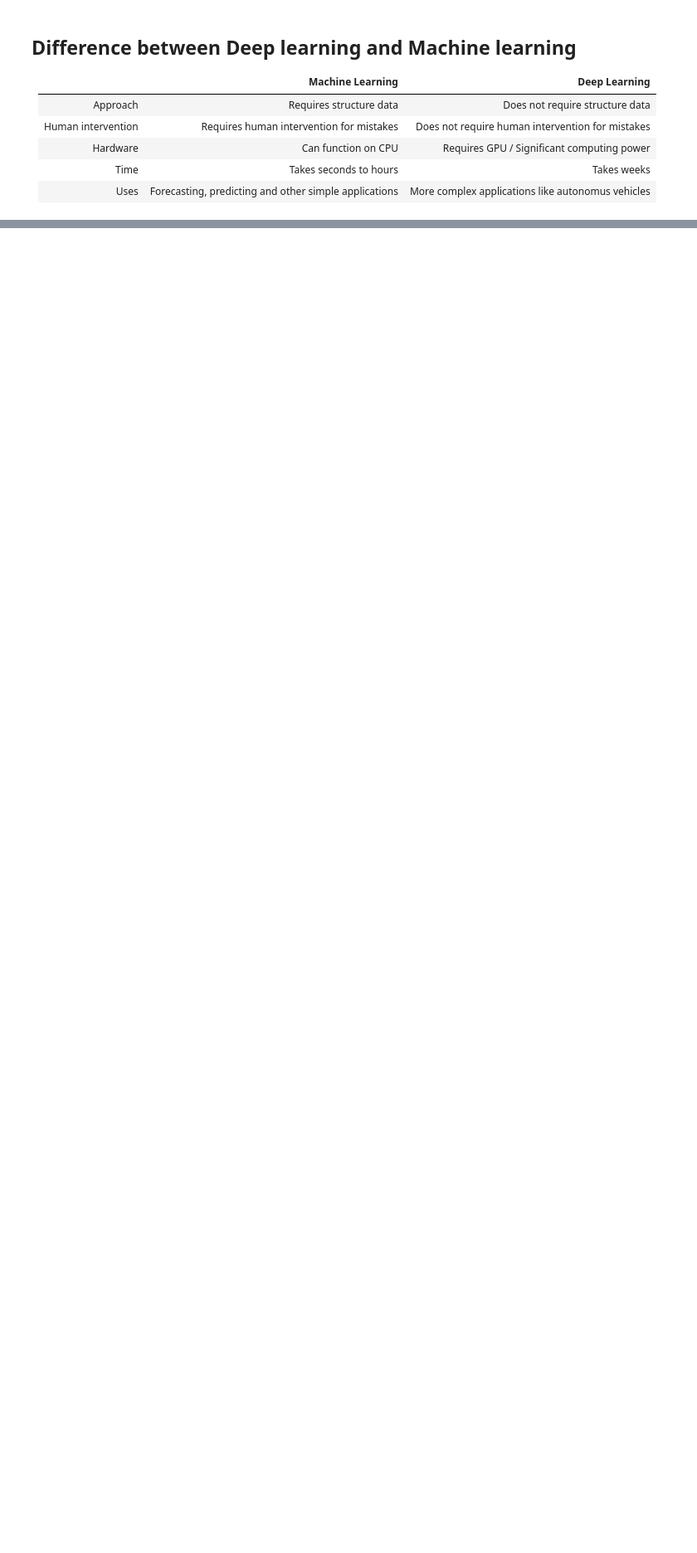
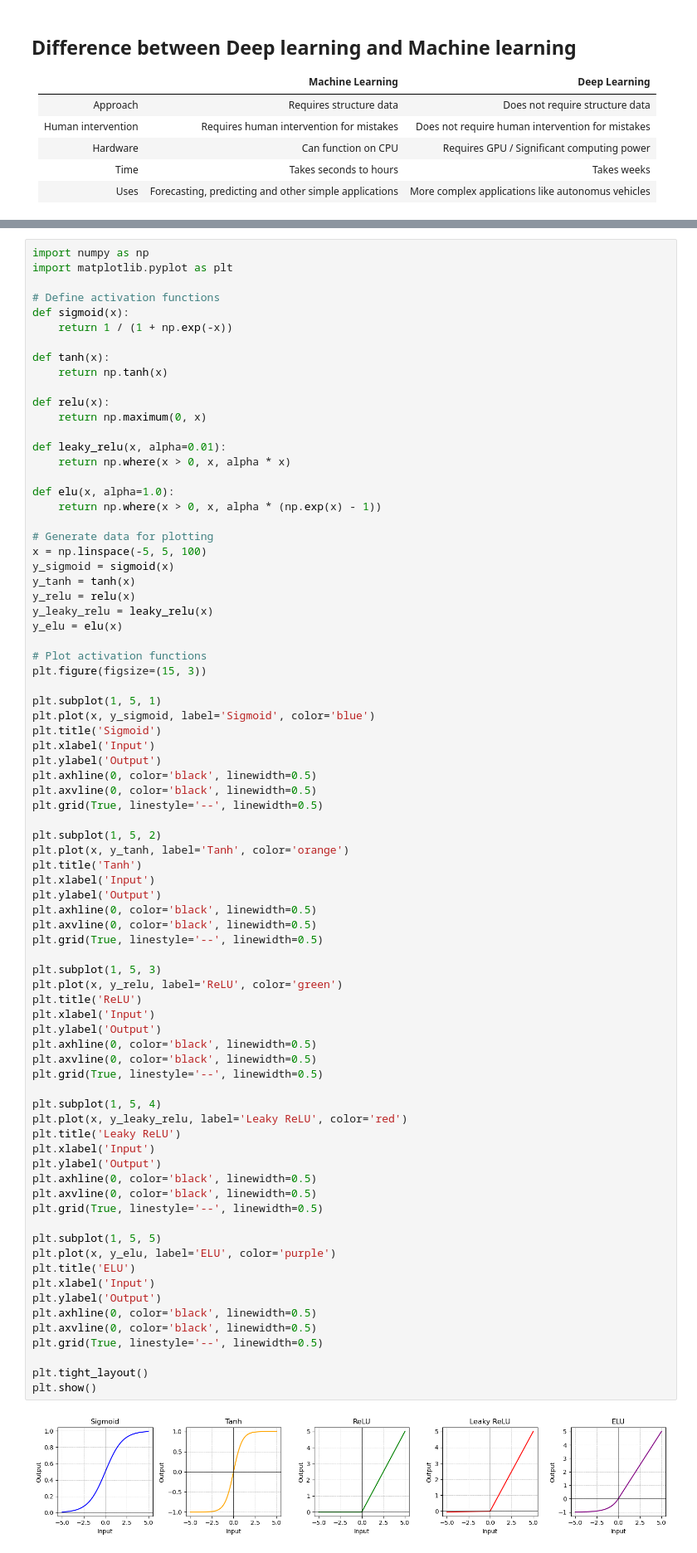
Before and after one commit to arunp77/Machine-Learning, a Jupyter notebook: Deep-learning/0-Deep-learning.ipynb, the cells around one changed output, grey strips where cells are left out. Shown at 83% size. Cells and saved outputs as stored; diff of their text form; blank space fills up the shorter version.

```diff
--- a/Deep-learning/0-Deep-learning.ipynb
+++ b/Deep-learning/0-Deep-learning.ipynb
@@ -97,0 +143,80 @@ These are just a few examples showcasing the broad range of applications where d
+# %%
+import numpy as np
+import matplotlib.pyplot as plt
+
+# Define activation functions
+def sigmoid(x):
+    return 1 / (1 + np.exp(-x))
+
+def tanh(x):
+    return np.tanh(x)
+
+def relu(x):
+    return np.maximum(0, x)
+
+def leaky_relu(x, alpha=0.01):
+    return np.where(x > 0, x, alpha * x)
+
+def elu(x, alpha=1.0):
+    return np.where(x > 0, x, alpha * (np.exp(x) - 1))
+
+# Generate data for plotting
+x = np.linspace(-5, 5, 100)
+y_sigmoid = sigmoid(x)
+y_tanh = tanh(x)
+y_relu = relu(x)
+y_leaky_relu = leaky_relu(x)
+y_elu = elu(x)
+
+# Plot activation functions
+plt.figure(figsize=(15, 3))
+
+plt.subplot(1, 5, 1)
+plt.plot(x, y_sigmoid, label='Sigmoid', color='blue')
+plt.title('Sigmoid')
+plt.xlabel('Input')
+plt.ylabel('Output')
+plt.axhline(0, color='black', linewidth=0.5)
+plt.axvline(0, color='black', linewidth=0.5)
+plt.grid(True, linestyle='--', linewidth=0.5)
+
+plt.subplot(1, 5, 2)
+plt.plot(x, y_tanh, label='Tanh', color='orange')
+plt.title('Tanh')
+plt.xlabel('Input')
+plt.ylabel('Output')
+plt.axhline(0, color='black', linewidth=0.5)
+plt.axvline(0, color='black', linewidth=0.5)
+plt.grid(True, linestyle='--', linewidth=0.5)
+
+plt.subplot(1, 5, 3)
+plt.plot(x, y_relu, label='ReLU', color='green')
+plt.title('ReLU')
+plt.xlabel('Input')
+plt.ylabel('Output')
+plt.axhline(0, color='black', linewidth=0.5)
+plt.axvline(0, color='black', linewidth=0.5)
+plt.grid(True, linestyle='--', linewidth=0.5)
+
+plt.subplot(1, 5, 4)
+plt.plot(x, y_leaky_relu, label='Leaky ReLU', color='red')
+plt.title('Leaky ReLU')
+plt.xlabel('Input')
+plt.ylabel('Output')
+plt.axhline(0, color='black', linewidth=0.5)
+plt.axvline(0, color='black', linewidth=0.5)
+plt.grid(True, linestyle='--', linewidth=0.5)
+
+plt.subplot(1, 5, 5)
+plt.plot(x, y_elu, label='ELU', color='purple')
+plt.title('ELU')
+plt.xlabel('Input')
+plt.ylabel('Output')
+plt.axhline(0, color='black', linewidth=0.5)
+plt.axvline(0, color='black', linewidth=0.5)
+plt.grid(True, linestyle='--', linewidth=0.5)
+
+plt.tight_layout()
+plt.show()
+# %% [output]
+[figure, added]
```
Also changed, not shown: parts of 2 cells of this notebook.
